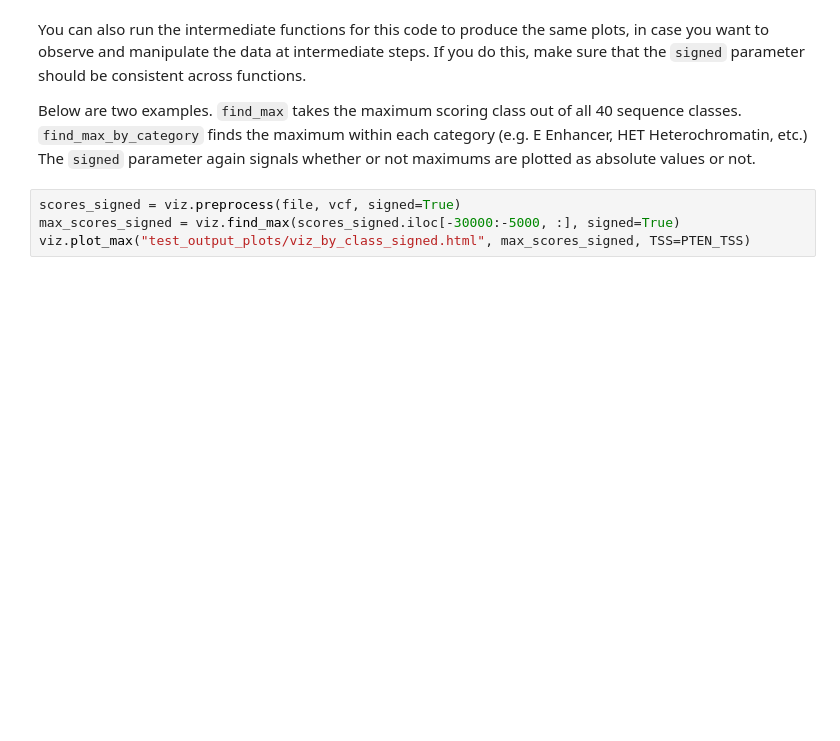
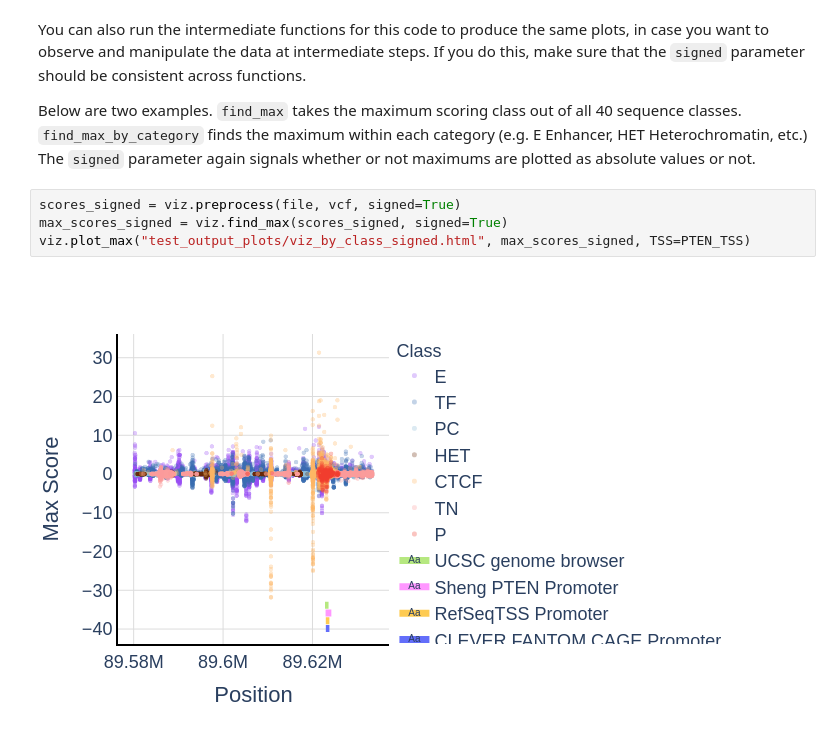
Before and after one commit to bmacedo-lgtm/SiFoN, a Jupyter notebook: tutorials/viz_tutorial.ipynb, the cells around one changed output. Saved outputs shown, nothing was run; the diff lists cells and outputs as text; blank space fills up the shorter version.

```diff
--- a/tutorials/viz_tutorial.ipynb
+++ b/tutorials/viz_tutorial.ipynb
@@ -29,6 +32,8 @@ You can also run the intermediate functions for this code to produce the same pl
 Below are two examples. `find_max` takes the maximum scoring class out of all 40 sequence classes. `find_max_by_category` finds the maximum within each category (e.g. E Enhancer, HET Heterochromatin, etc.) The `signed` parameter again signals whether or not maximums are plotted as absolute values or not.
 # %%
 scores_signed = viz.preprocess(file, vcf, signed=True)
-max_scores_signed = viz.find_max(scores_signed.iloc[-30000:-5000, :], signed=True)
+max_scores_signed = viz.find_max(scores_signed, signed=True)
 viz.plot_max("test_output_plots/viz_by_class_signed.html", max_scores_signed, TSS=PTEN_TSS)
+# %% [output]
+[figure, added]
 # %%
```
Also changed, not shown: parts of 5 cells of this notebook, 14 other files.
